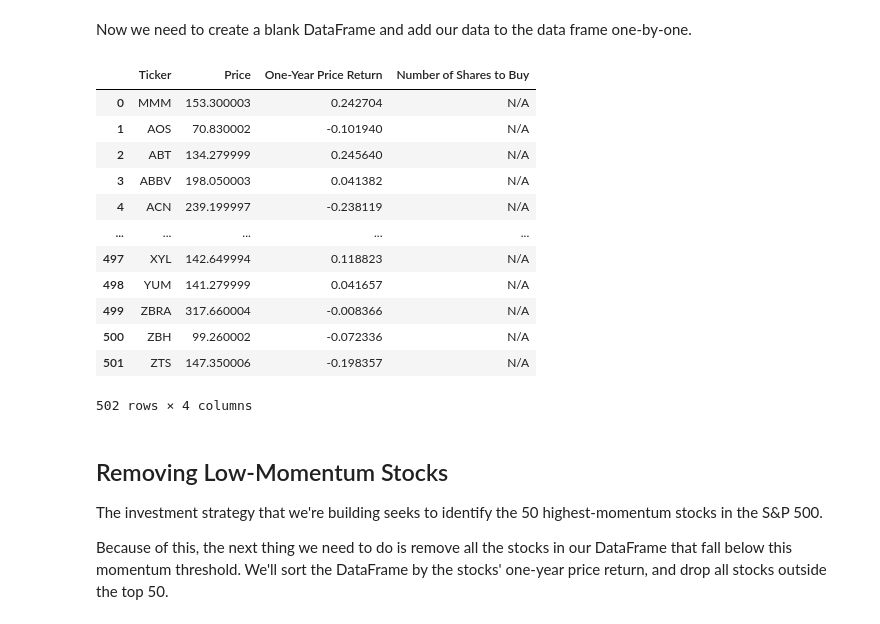
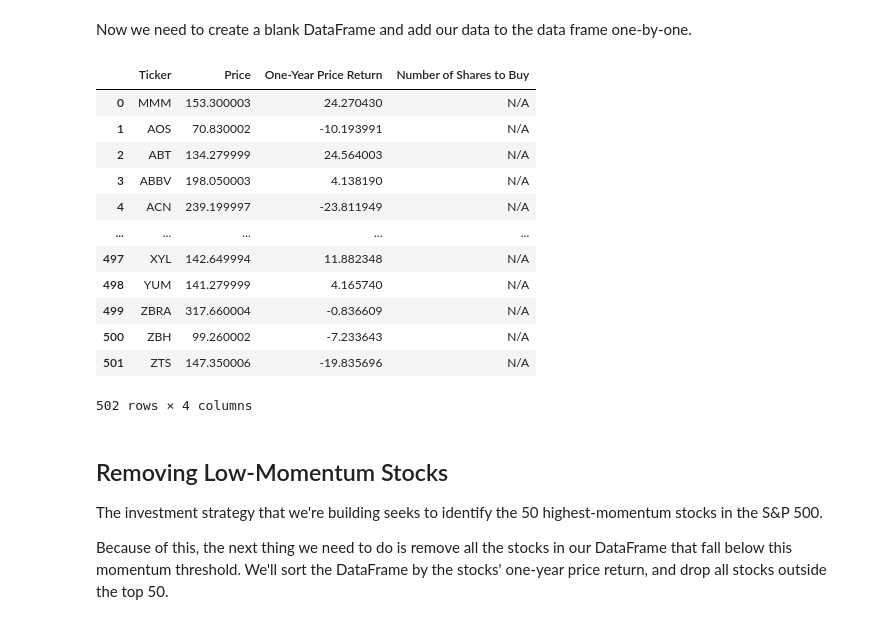
Before and after one commit to Shtrust/algorithmic-trading-python, a Jupyter notebook: starter_files/002_quantitative_momentum_strategy.ipynb, the cells around one changed output. Drawn from its saved outputs; the diff is of its cells as text; code cells hidden in the pictures.

```diff
--- a/starter_files/002_quantitative_momentum_strategy.ipynb
+++ b/starter_files/002_quantitative_momentum_strategy.ipynb
@@ -83,34 +83,34 @@ Now we need to create a blank DataFrame and add our data to the data frame one-b
 # %%
 import yfinance as yf
 
 my_columns = ['Ticker', 'Price', 'One-Year Price Return', 'Number of Shares to Buy']
 final_dataframe = pd.DataFrame(columns=my_columns)
 
 for stock in stocks:
         data = yf.Ticker(stock).fast_info
 
         if 'lastPrice' in data and 'yearChange' in data:
             final_dataframe.loc[len(final_dataframe)] = [
                 stock,
                 data['lastPrice'],
-                data['yearChange'],
+                data['yearChange']* 100,
                 'N/A'
             ]
 
 final_dataframe
 # %% [output]
 |  | Ticker | Price | One-Year Price Return | Number of Shares to Buy |
-| 0 | MMM | 153.300003 | 0.242704 | N/A |
-| 1 | AOS | 70.830002 | -0.101940 | N/A |
-| 2 | ABT | 134.279999 | 0.245640 | N/A |
-| 3 | ABBV | 198.050003 | 0.041382 | N/A |
-| 4 | ACN | 239.199997 | -0.238119 | N/A |
+| 0 | MMM | 153.300003 | 24.270430 | N/A |
+| 1 | AOS | 70.830002 | -10.193991 | N/A |
+| 2 | ABT | 134.279999 | 24.564003 | N/A |
+| 3 | ABBV | 198.050003 | 4.138190 | N/A |
+| 4 | ACN | 239.199997 | -23.811949 | N/A |
 | ... | ... | ... | ... | ... |
-| 497 | XYL | 142.649994 | 0.118823 | N/A |
-| 498 | YUM | 141.279999 | 0.041657 | N/A |
-| 499 | ZBRA | 317.660004 | -0.008366 | N/A |
-| 500 | ZBH | 99.260002 | -0.072336 | N/A |
-| 501 | ZTS | 147.350006 | -0.198357 | N/A |
+| 497 | XYL | 142.649994 | 11.882348 | N/A |
+| 498 | YUM | 141.279999 | 4.165740 | N/A |
+| 499 | ZBRA | 317.660004 | -0.836609 | N/A |
+| 500 | ZBH | 99.260002 | -7.233643 | N/A |
+| 501 | ZTS | 147.350006 | -19.835696 | N/A |
 502 rows × 4 columns
 # %% [markdown]
 ## Removing Low-Momentum Stocks
```
Also changed, not shown: parts of 11 cells of this notebook, 1 other file.
